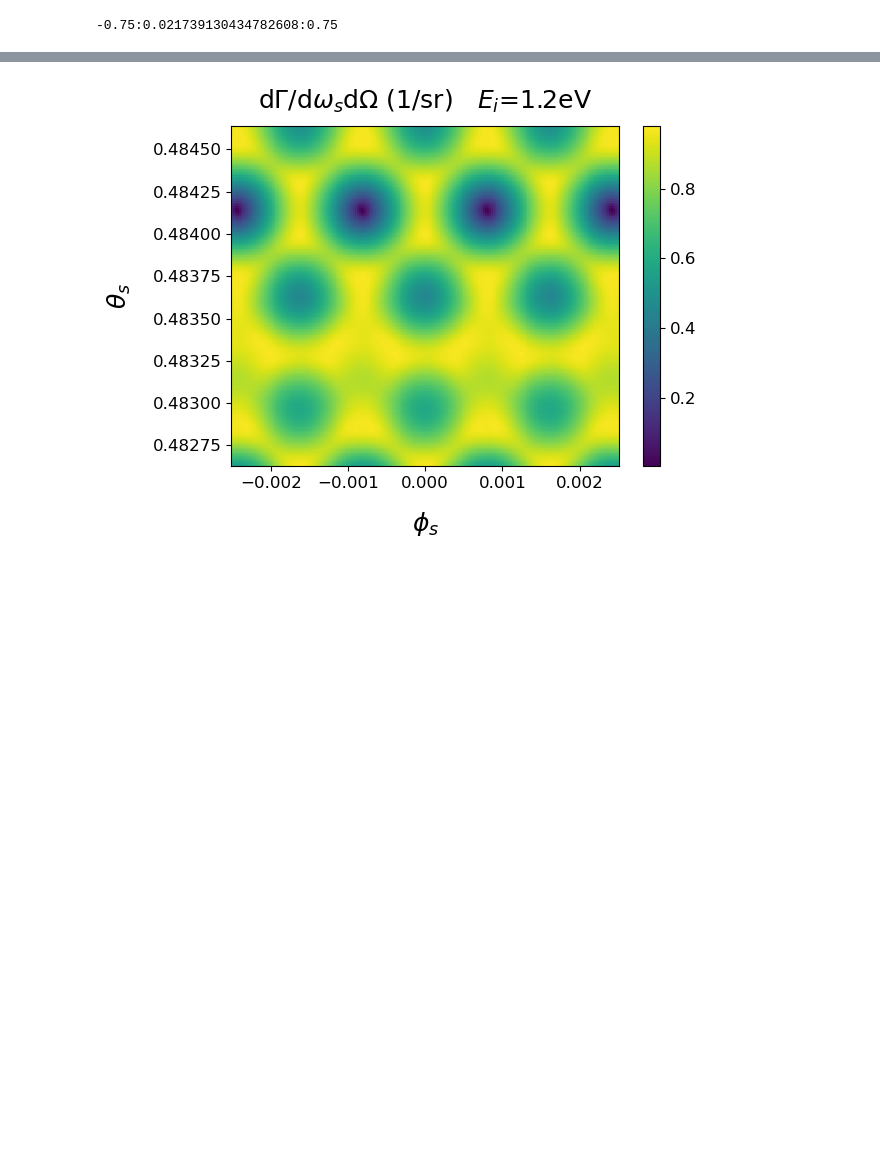
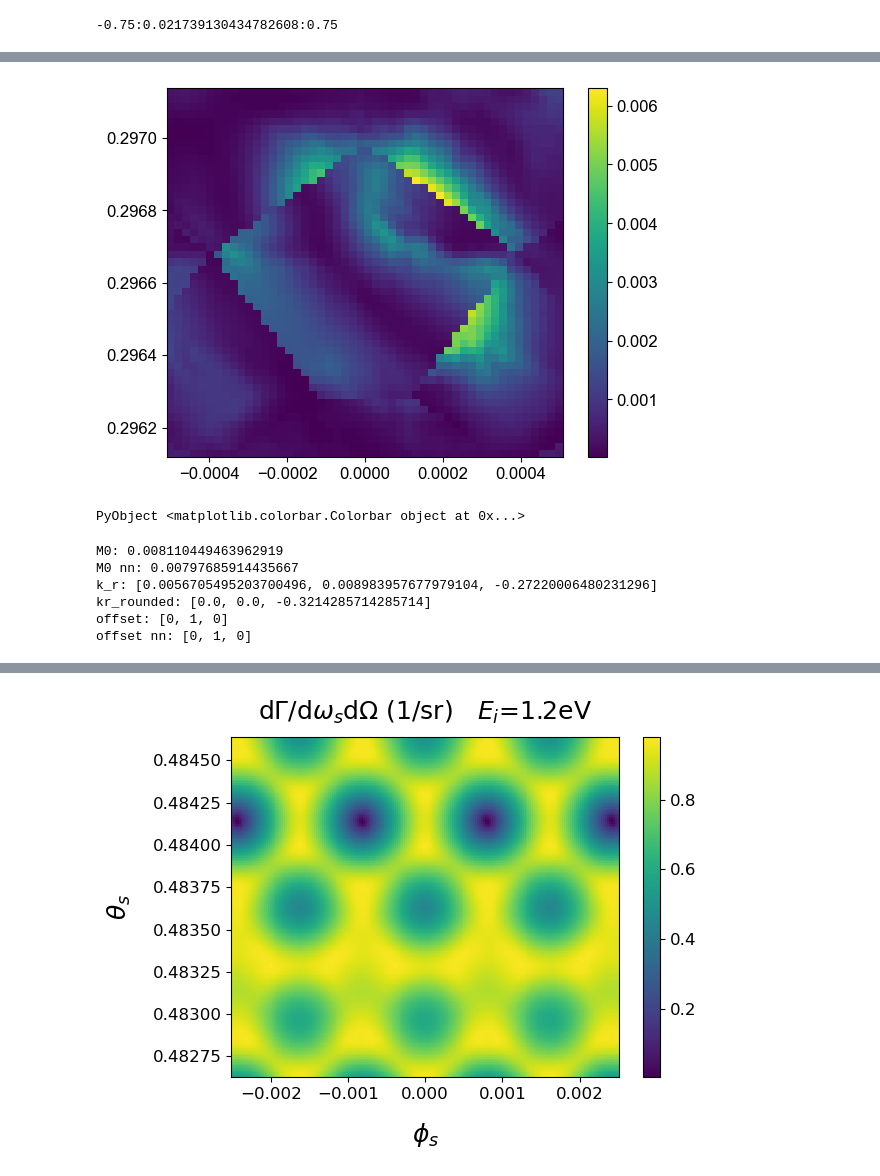
Before and after one commit to 16elinas/xopdc, a Jupyter notebook: Xray_3dphc_analysis.ipynb, the cells around one changed output, grey strips where cells are left out. Drawn from its saved outputs; the diff is of its cells as text; code cells hidden in the pictures; blank space fills up the shorter version.

```diff
--- a/Xray_3dphc_analysis.ipynb
+++ b/Xray_3dphc_analysis.ipynb
@@ -403,0 +202,44 @@ offset is too much
+# %%
+ωi = 1.2/ħeV #2/ħeV
+Nangles = 50
+θdev = 0.0005
+ϕdev = 0.0005
+dat = zeros(Nangles,Nangles)
+θrange = range(θB - θdev, θB + θdev, length=Nangles)
+ϕrange = range(-ϕdev, ϕdev, length=Nangles)
+Δθ = θrange[2]-θrange[1]
+Δϕ = ϕrange[2]-ϕrange[1]
+
+# noffset, k0_vec_no_unit, k_r, M0, ωi, lor, M02
+# Threads.@threads for b in 1:Nb
+#     newdat = [dΓdωdΩ_stitch_FCC(ωp - ωi, θs, ϕs, gvec, P, D_fcc, χ, np, L, b, 1, lz=0.2e14)*cos(θs)
+#                         for θs in θrange, ϕs in ϕrange]
+#     global dat .+= newdat
+# end
+dat = [info_stitch_FCC(ωp - ωi, θs, ϕs, gvec, P, D_fcc, χ, np, L, 3, 1, 0.2e14)[4]^2 +
+       info_stitch_FCC(ωp - ωi, θs, ϕs, gvec, P, D_fcc, χ, np, L, 4, 1, 0.2e14)[4]^2 for θs in θrange, ϕs in ϕrange]
+
+dat_fcc_med = dat
+
+pcolormesh(ϕrange, θrange, dat)
+colorbar()
+# PyPlot.contour(ϕrange, θrange, colors1m, levels=-5.5:5.5, colors=["white"])
+# PyPlot.contour(ϕrange, θrange, colors2m, levels=-5.5:5.5, colors=["white"])
+# PyPlot.contour(ϕrange, θrange, colors3m, levels=-5.5:5.5, colors=["white"])
+# %% [output]
+[figure, added]
+PyObject <matplotlib.colorbar.Colorbar object at 0x...>
+# %%
+println("M0: $(dat3[4])")
+println("M0 nn: $(dat_nn3[4])")
+println("k_r: $(dat3[3])")
+println("kr_rounded: $(dat_nn3[7])")
+println("offset: $(dat3[1])")
+println("offset nn: $(dat_nn3[1])")
+# %% [output]
+M0: 0.008110449463962919
+M0 nn: 0.00797685914435667
+k_r: [0.0056705495203700496, 0.008983957677979104, -0.27220006480231296]
+kr_rounded: [0.0, 0.0, -0.3214285714285714]
+offset: [0, 1, 0]
+offset nn: [0, 1, 0]
```
Also changed, not shown: parts of 72 cells of this notebook, 8 other files.
